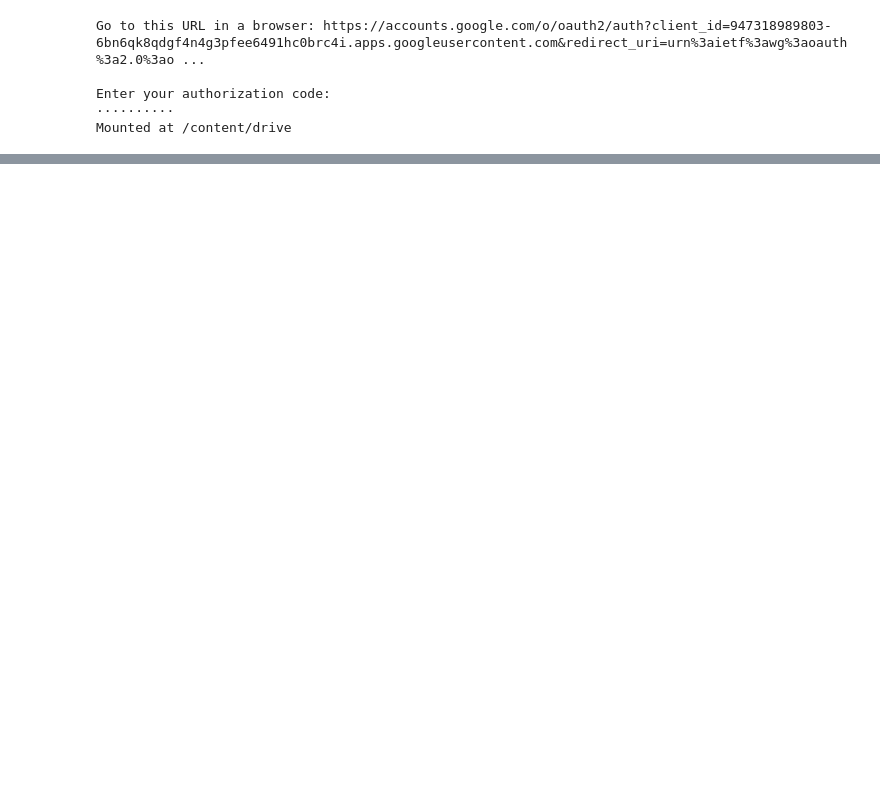
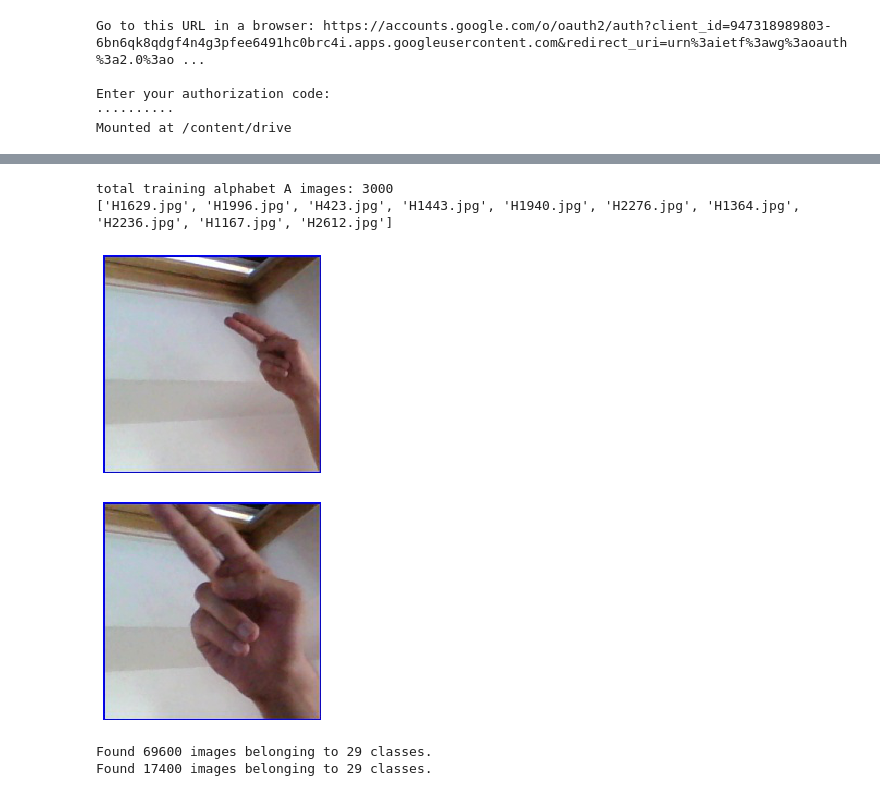
Before and after one commit to bismillahkani/ISL-CV-Team3, a Jupyter notebook: ASL_Deep_Learning.ipynb, the cells around one changed output, grey strips where cells are left out. Cells and saved outputs as stored; diff of their text form; code cells hidden in the pictures; blank space fills up the shorter version.

```diff
--- a/ASL_Deep_Learning.ipynb
+++ b/ASL_Deep_Learning.ipynb
@@ -29 +30,53 @@ We recommend you upgrade now or ensure your notebook will continue to use Tensor
+# %%
+alphabet = 'H'
+
+alphabet_dir = os.path.join('/tmp/asl_alphabet_train/asl_alphabet_train/' + alphabet)
+
+print('total training alphabet A images:', len(os.listdir(alphabet_dir)))
+
+alphabet_files = os.listdir(alphabet_dir)
+print(alphabet_files[:10])
+# %% [output]
+total training alphabet A images: 3000
+['H1629.jpg', 'H1996.jpg', 'H423.jpg', 'H1443.jpg', 'H1940.jpg', 'H2276.jpg', 'H1364.jpg', 'H2236.jpg', 'H1167.jpg', 'H2612.jpg']
+# %%
+%matplotlib inline
+
+import matplotlib.pyplot as plt
+import matplotlib.image as mpimg
+
+pic_index = 2
+
+next_alphabet = [os.path.join(alphabet_dir, fname)
+                for fname in alphabet_files[pic_index-2:pic_index]]
+
+for i, img_path in enumerate(next_alphabet):
+  #print(img_path)
+  img = mpimg.imread(img_path)
+  plt.imshow(img)
+  plt.axis('Off')
+  plt.show()
+# %% [output]
+[figure, added]
+[figure, added]
+# %%
+TRAINING_DIR = '/tmp/asl_alphabet_train/asl_alphabet_train'
+datagen = ImageDataGenerator(rescale = 1./255, validation_split=0.2)
+
+train_generator = datagen.flow_from_directory(
+    TRAINING_DIR,
+    target_size=(200,200),
+    class_mode='categorical',
+    subset = 'training'
+)
+
+validation_generator = datagen.flow_from_directory(
+    TRAINING_DIR,
+    target_size=(200,200),
+    class_mode='categorical',
+    subset = 'validation'
+)
+# %% [output]
+Found 69600 images belonging to 29 classes.
+Found 17400 images belonging to 29 classes.
 # %%
```
Also changed, not shown: parts of 7 cells of this notebook.
